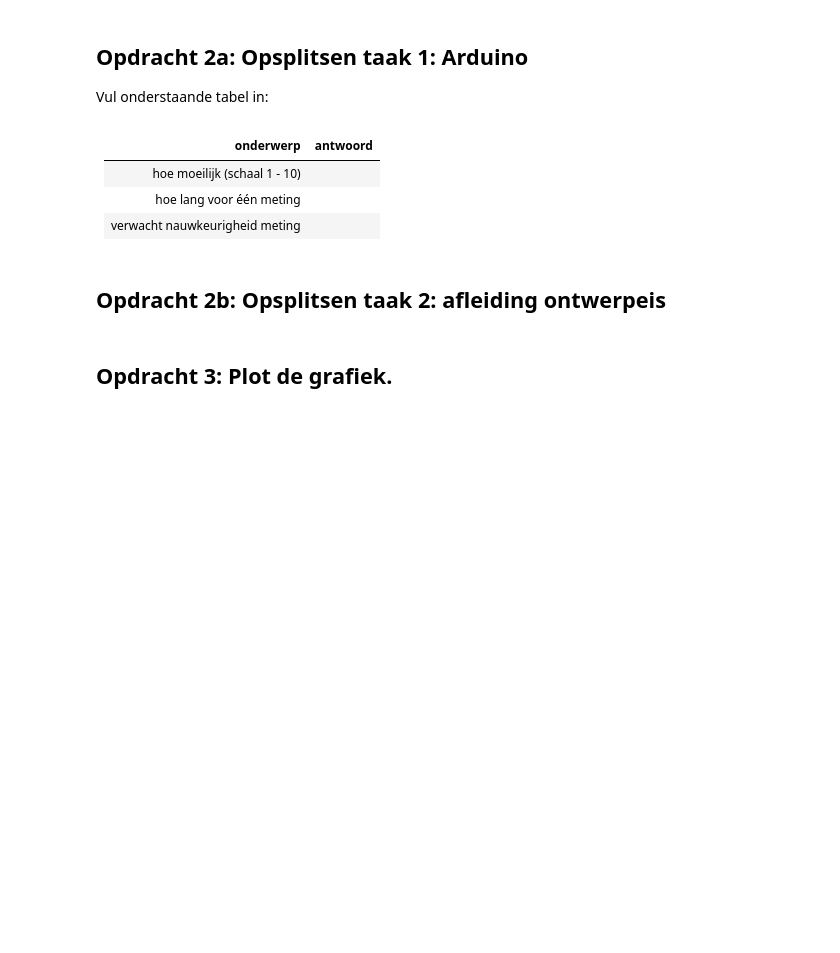
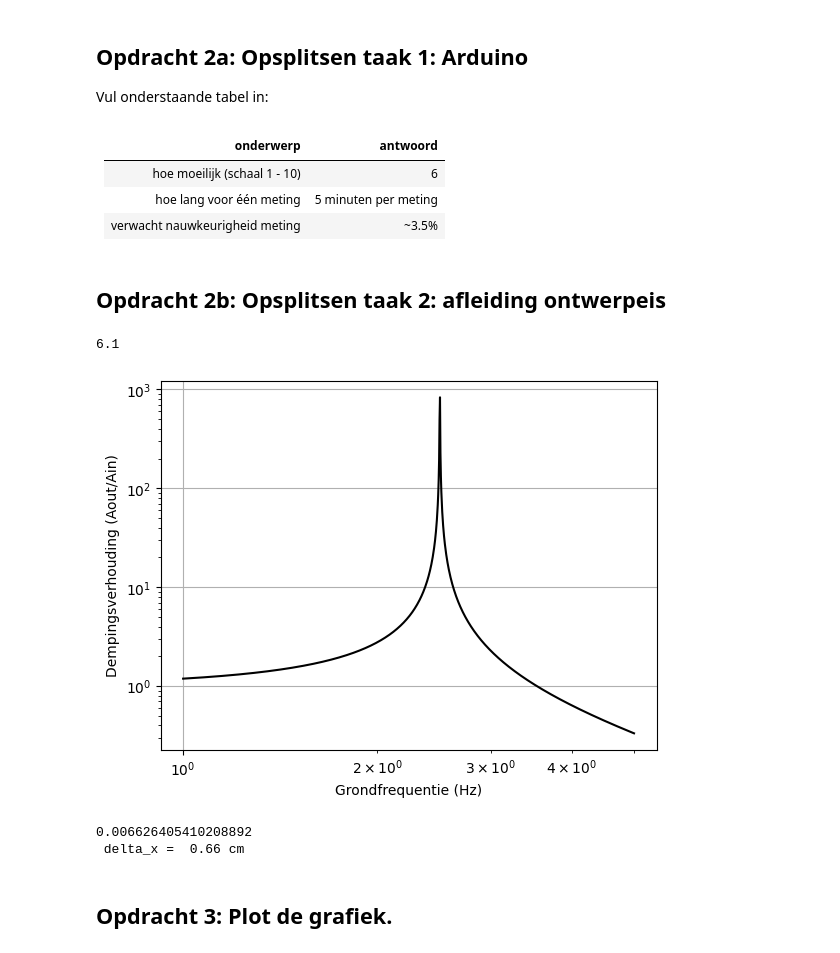
Before and after one commit to Bart-Smit/Edzard-DEFd, a Jupyter notebook: FysiekeOntwerpopdrachten/5MaakEenOpstellingTrillingsvrij/Ontwerpopdracht5MaakEenOpstellingTrillingsvrijInvulTemplate.ipynb, the cells around one changed output. Cells and saved outputs as stored; diff of their text form; code cells hidden in the pictures; blank space fills up the shorter version.

```diff
--- a/FysiekeOntwerpopdrachten/5MaakEenOpstellingTrillingsvrij/Ontwerpopdracht5MaakEenOpstellingTrillingsvrijInvulTemplate.ipynb
+++ b/FysiekeOntwerpopdrachten/5MaakEenOpstellingTrillingsvrij/Ontwerpopdracht5MaakEenOpstellingTrillingsvrijInvulTemplate.ipynb
@@ -41,17 +41,52 @@ Vul onderstaande tabel in:
 # %% [markdown]
 | onderwerp    | antwoord  |
 |---|---|
-| hoe moeilijk (schaal 1 - 10) |  |
-| hoe lang voor één meting |  |
-| verwacht nauwkeurigheid meting |  |
+| hoe moeilijk (schaal 1 - 10) | 6 |
+| hoe lang voor één meting | 5 minuten per meting |
+| verwacht nauwkeurigheid meting | ~3.5% |
 # %% [markdown]
 ## Opdracht 2b: Opsplitsen taak 2: afleiding ontwerpeis
 # %%
-# Bereken hier je benodigde kantelfrequentie
+# Bereken hier je benodigde
+
+#bij het aanleggen van een trilling van 5 Hz zoeken we een kantelfrequentie die deze trilling dempt met een factor 3
+
+Am = 1
+Av = 3
+f = 5
+
+D = Am/Av
+f0 = f/np.sqrt(1-D)
+print(round(f0,1))
+# %% [output]
+6.1
 # %%
 # Voeg hier je plot in.
+
+f_grond = np.linspace(1,5, 1000)
+
+def demping(f):
+    return np.abs(1 / (1- (f/2.5)**2))
+
+plt.plot(f_grond, demping(f_grond), 'k')
+plt.grid()
+plt.yscale('log')
+plt.xscale('log')
+plt.ylabel('Dempingsverhouding (Aout/Ain)')
+plt.xlabel('Grondfrequentie (Hz)')
+plt.show()
+# %% [output]
+[figure, added]
 # %%
 # Bereken hier de minimale Delta-x waarbij je aan de eis van de opdracht voldoet.
+
+g = 9.81
+delta_x = g/(np.pi*2*f0)**2
+print(delta_x)
+print(f" delta_x = {delta_x*100: .2f} cm")
+# %% [output]
+0.006626405410208892
+ delta_x =  0.66 cm
 # %% [markdown]
 ## Opdracht 3: Plot de grafiek.
 # %%
```
Also changed, not shown: parts of 20 cells of this notebook, 3 other files.
